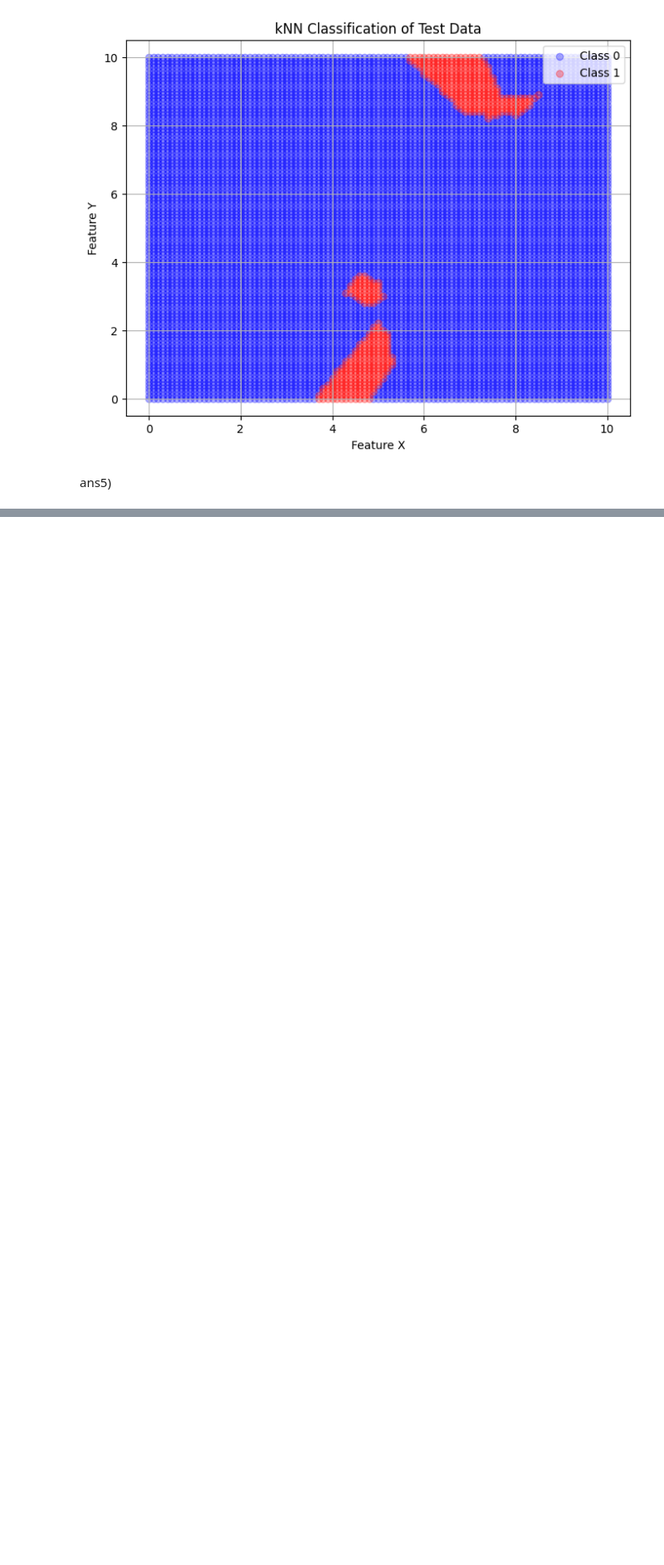
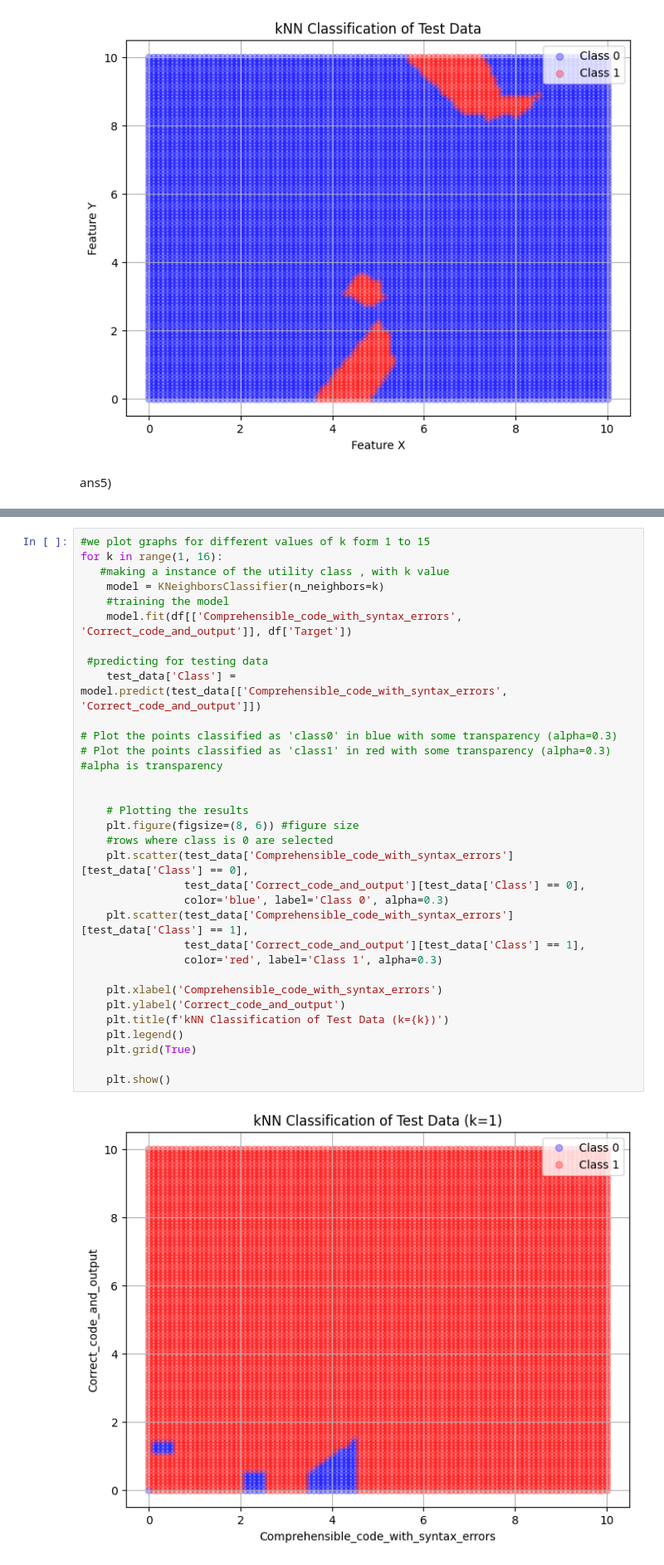
Before and after one commit to Hitesh918/machineLearning, a Jupyter notebook: lab4.ipynb, the cells around one changed output, grey strips where cells are left out. Shown at 83% size. Drawn from its saved outputs; the diff is of its cells as text; blank space fills up the shorter version.

```diff
--- a/lab4.ipynb
+++ b/lab4.ipynb
@@ -319,0 +369,35 @@ for k in range(1, 16):
+# %%
+#we plot graphs for different values of k form 1 to 15
+for k in range(1, 16):
+   #making a instance of the utility class , with k value
+    model = KNeighborsClassifier(n_neighbors=k)
+    #training the model
+    model.fit(df[['Comprehensible_code_with_syntax_errors', 'Correct_code_and_output']], df['Target'])
+
+ #predicting for testing data
+    test_data['Class'] = model.predict(test_data[['Comprehensible_code_with_syntax_errors', 'Correct_code_and_output']])
+
+# Plot the points classified as 'class0' in blue with some transparency (alpha=0.3)
+# Plot the points classified as 'class1' in red with some transparency (alpha=0.3)
+#alpha is transparency
+
+
+    # Plotting the results
+    plt.figure(figsize=(8, 6)) #figure size
+    #rows where class is 0 are selected
+    plt.scatter(test_data['Comprehensible_code_with_syntax_errors'][test_data['Class'] == 0],
+                test_data['Correct_code_and_output'][test_data['Class'] == 0],
+                color='blue', label='Class 0', alpha=0.3)
+    plt.scatter(test_data['Comprehensible_code_with_syntax_errors'][test_data['Class'] == 1],
+                test_data['Correct_code_and_output'][test_data['Class'] == 1],
+                color='red', label='Class 1', alpha=0.3)
+
+    plt.xlabel('Comprehensible_code_with_syntax_errors')
+    plt.ylabel('Correct_code_and_output')
+    plt.title(f'kNN Classification of Test Data (k={k})')
+    plt.legend()
+    plt.grid(True)
+
+    plt.show()
+# %% [output]
+[figure, added]
```
Also changed, not shown: parts of 6 cells of this notebook.
